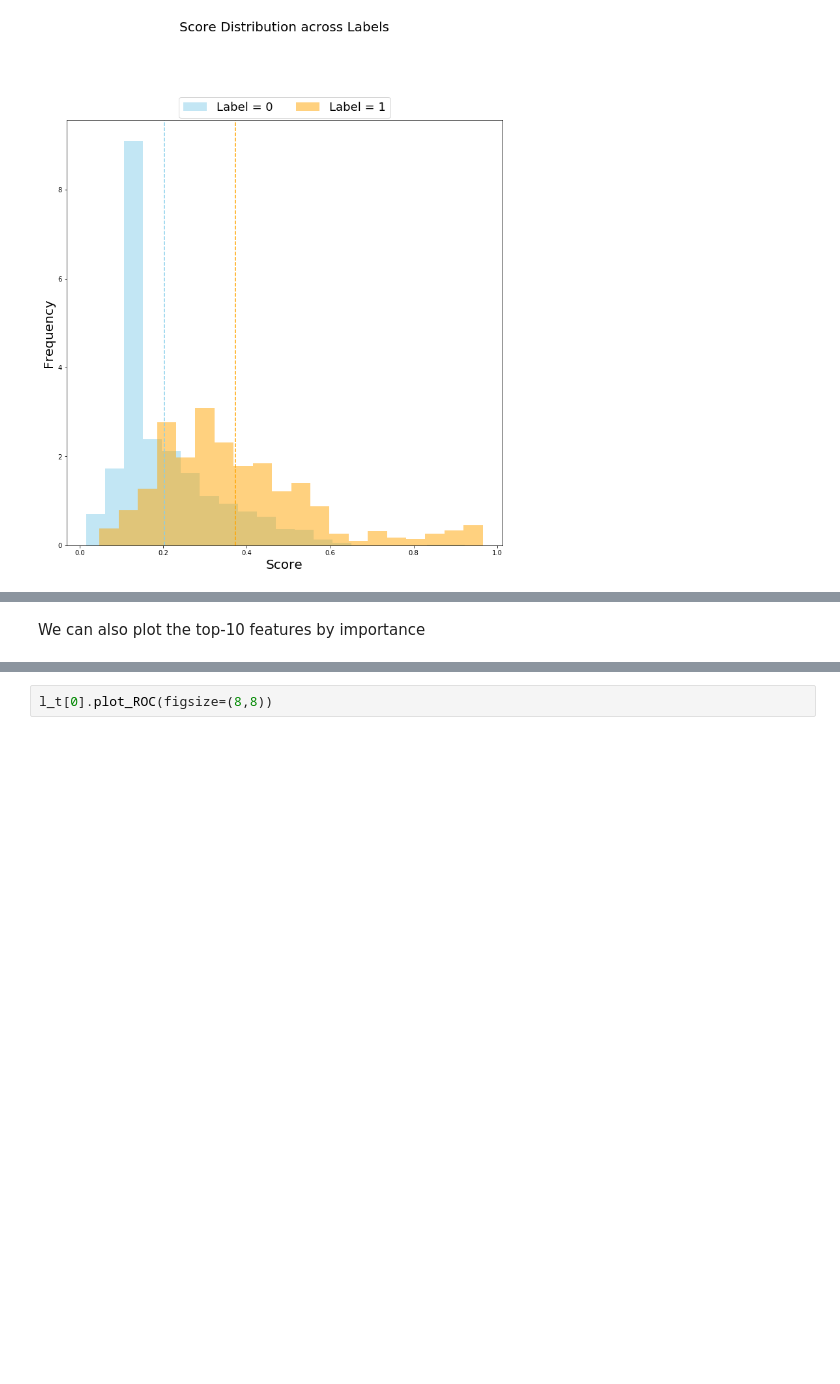
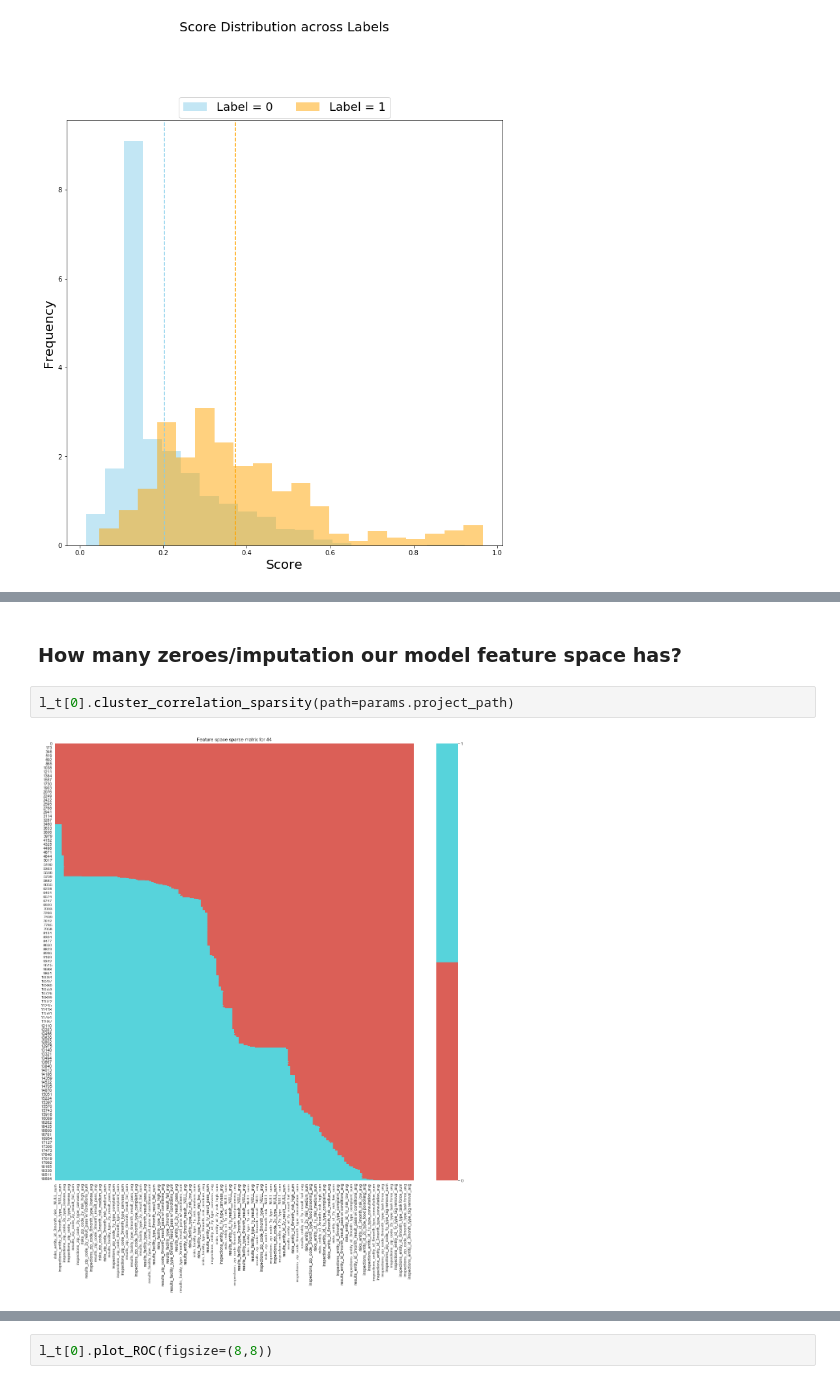
Before and after one commit to dssg/triage, a Jupyter notebook: src/triage/component/postmodeling/contrast/postmodeling_tutorial.ipynb, the cells around one changed output, grey strips where cells are left out. Drawn from its saved outputs; the diff is of its cells as text; blank space fills up the shorter version.

```diff
--- a/src/triage/component/postmodeling/contrast/postmodeling_tutorial.ipynb
+++ b/src/triage/component/postmodeling/contrast/postmodeling_tutorial.ipynb
@@ -126,3 +148,6 @@ l_t[0].cluster_correlation_features(path=params.project_path)
-# %% [markdown]
-
-We can also plot the top-10 features by importance
+# %% [markdown]
+### How many zeroes/imputation our model feature space has?
+# %%
+l_t[0].cluster_correlation_sparsity(path=params.project_path)
+# %% [output]
+[figure, added]
```
Also changed, not shown: parts of 50 cells of this notebook.
